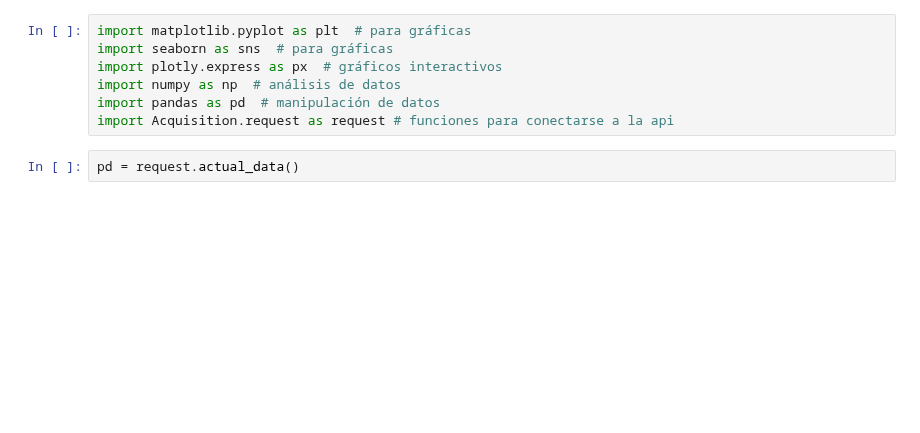
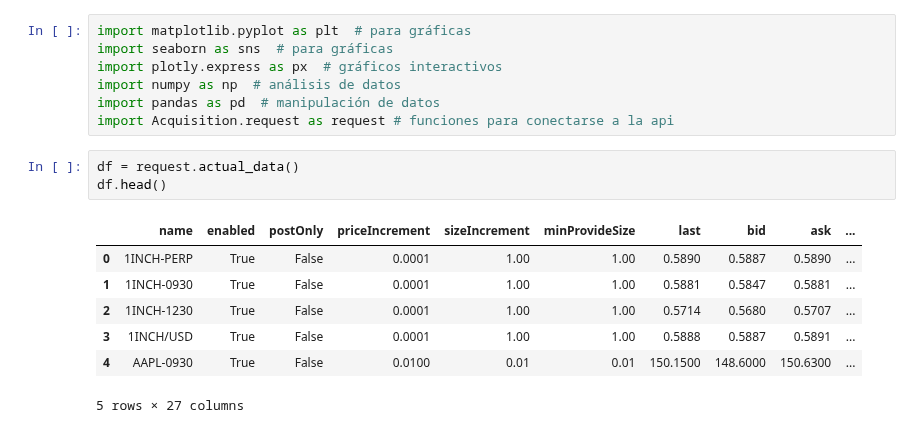
Before and after one commit to sebas6112/PI-03-Henry, a Jupyter notebook: test_chart.ipynb, the cells around one changed output. Drawn from its saved outputs; the diff is of its cells as text; blank space fills up the shorter version.

```diff
--- a/test_chart.ipynb
+++ b/test_chart.ipynb
@@ -6,4 +6,13 @@ import numpy as np  # análisis de datos
 import pandas as pd  # manipulación de datos
 import Acquisition.request as request # funciones para conectarse a la api
 # %%
-pd = request.actual_data()
+df = request.actual_data()
+df.head()
+# %% [output]
+|  | name | enabled | postOnly | priceIncrement | sizeIncrement | minProvideSize | last | bid | ask | ... |
+| 0 | 1INCH-PERP | True | False | 0.0001 | 1.00 | 1.00 | 0.5890 | 0.5887 | 0.5890 | ... |
+| 1 | 1INCH-0930 | True | False | 0.0001 | 1.00 | 1.00 | 0.5881 | 0.5847 | 0.5881 | ... |
+| 2 | 1INCH-1230 | True | False | 0.0001 | 1.00 | 1.00 | 0.5714 | 0.5680 | 0.5707 | ... |
+| 3 | 1INCH/USD | True | False | 0.0001 | 1.00 | 1.00 | 0.5888 | 0.5887 | 0.5891 | ... |
+| 4 | AAPL-0930 | True | False | 0.0100 | 0.01 | 0.01 | 150.1500 | 148.6000 | 150.6300 | ... |
+5 rows × 27 columns
```
Also changed, not shown: parts of 12 cells of this notebook, 1 other file.
